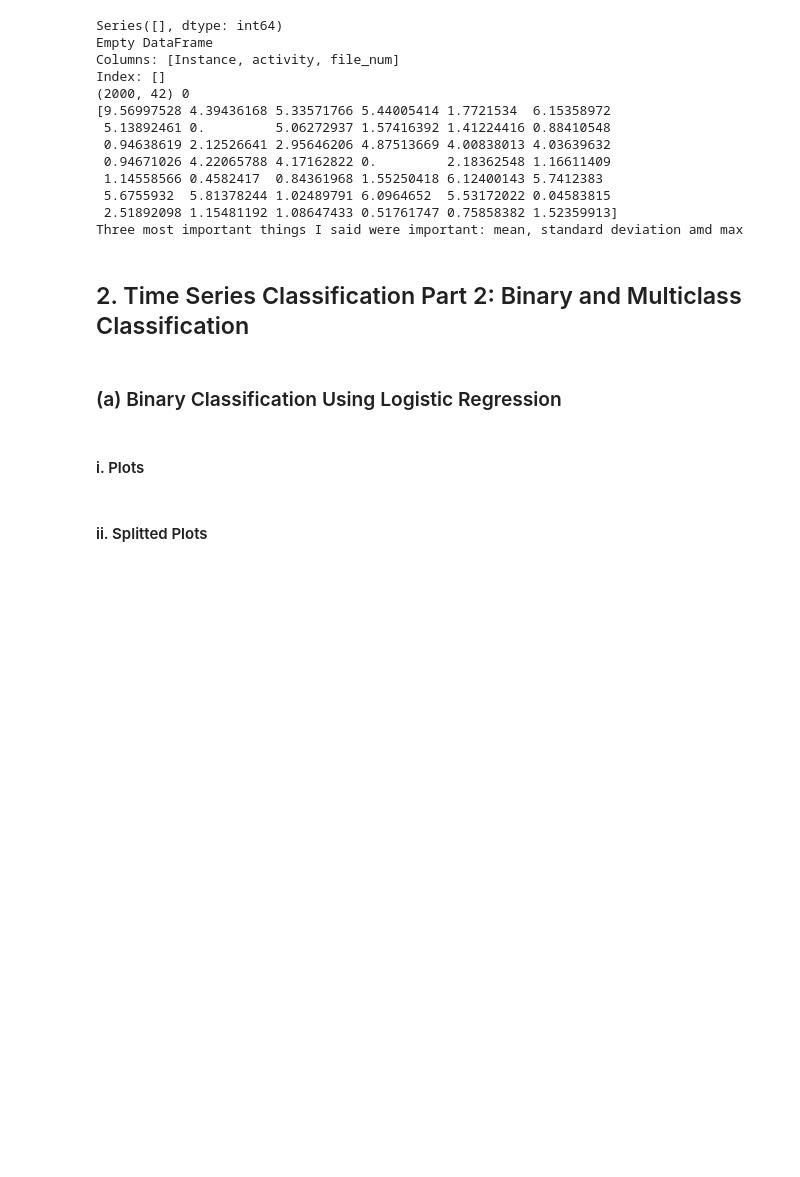
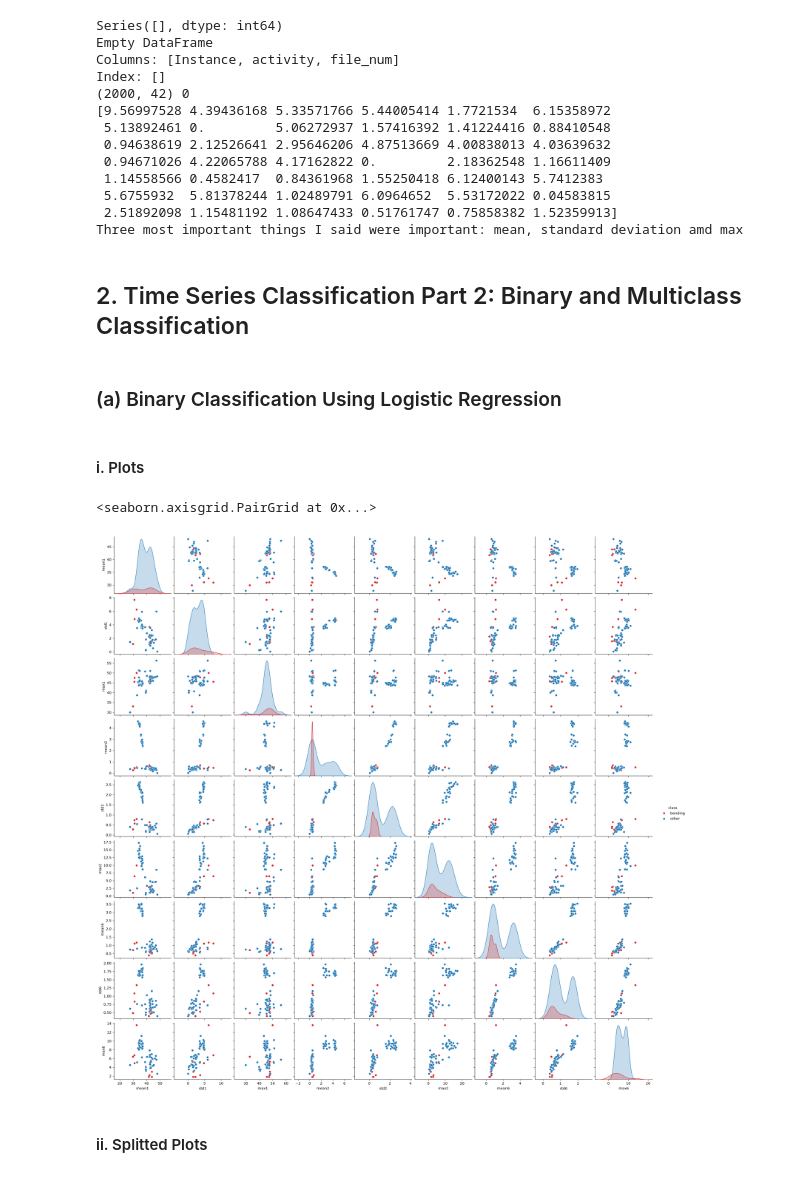
Before and after one commit to annajxie/dsci-552-hw4, a Jupyter notebook: notebook/Xie_Anna_HW4.ipynb, the cells around one changed output. Saved outputs shown, nothing was run; the diff lists cells and outputs as text; code cells hidden in the pictures; blank space fills up the shorter version.

```diff
--- a/notebook/Xie_Anna_HW4.ipynb
+++ b/notebook/Xie_Anna_HW4.ipynb
@@ -90,27 +118,27 @@ print(f'{len(training)} train instances, {len(testing)} test instances')   # 69
 # output: features dictionary
 def extract(df, l=1):
   feats = {}
-    for i, col in enumerate(df.columns, start=1):
-        pieces = np.array_split(df[col].to_numpy(), l)
-        for j, seg in enumerate(pieces, start=1):
-            tag = f'{i}' if l == 1 else f'{i}_{j}'
-            feats[f'min{tag}'] = seg.min()
-            feats[f'max{tag}'] = seg.max()
-            feats[f'mean{tag}'] = seg.mean()
-            feats[f'median{tag}'] = np.median(seg)
-            feats[f'std{tag}'] = seg.std(ddof=1)
-            feats[f'1st_quart{tag}'] = np.percentile(seg, 25)
-            feats[f'3rd_quart{tag}'] = np.percentile(seg, 75)
-    return feats
+  for i, col in enumerate(df.columns, start=1):
+      pieces = np.array_split(df[col].to_numpy(), l)
+      for j, seg in enumerate(pieces, start=1):
+          tag = f'{i}' if l == 1 else f'{i}_{j}'
+          feats[f'min{tag}'] = seg.min()
+          feats[f'max{tag}'] = seg.max()
+          feats[f'mean{tag}'] = seg.mean()
+          feats[f'median{tag}'] = np.median(seg)
+          feats[f'std{tag}'] = seg.std(ddof=1)
+          feats[f'1st_quart{tag}'] = np.percentile(seg, 25)
+          feats[f'3rd_quart{tag}'] = np.percentile(seg, 75)
+  return feats
 
 # description: builds data frame of domain-features relative to the instance (1 out of 88)
 # input: instances (the og training/testing df)
 # output: a new df w extracted time-domain features per instance
-def build_feats_table(instances):
+def build_feats_table(instances, l=1):
   rows = []
   for activity, file_num, df in instances:
     row = {'activity': activity, 'file_num': file_num, 'bending': int(activity in ('bending1', 'bending2'))}
-    row.update(extract(df))
+    row.update(extract(df, l))
     rows.append(row)
 
   return pd.DataFrame(rows)
@@ -132,7 +160,7 @@ all_features.insert(0, 'Instance', range(1, len(all_features) + 1))
 
 # isolate the feature names themselves
 # from the finished df, get only the feat names so not activity, Instance, or file_num
-feat_cols = [c for c in all_features.columns if c not in ('Instance', 'activity', 'file_num')]
+feat_cols = [c for c in all_features.columns if c not in ('Instance', 'activity', 'file_num', 'bending')]
 # print(feat_cols)
 
 X = all_features[feat_cols].values
@@ -206,6 +234,20 @@ Three most important things I said were important: mean, standard deviation amd
 # %%
 # assume you want to use the training set to classify bending from other activities (classify bending/not bending)
 # depict scatter plots of mean, sd, and max from time series 1, 2, ad 6 of each instance
 # use color to distinguish bending vs other activities
+
+selected_cols = [
+  'mean1', 'std1', 'max1',
+  'mean2', 'std2', 'max2',
+  'mean6', 'std6', 'max6'
+]
+
+plot_df = training_new.copy()
+plot_df['class'] = plot_df['bending'].map({0: 'other', 1: 'bending'})
+sns.pairplot(plot_df, vars=selected_cols, hue='class',
+             palette={'other': 'tab:blue', 'bending': 'tab:red'})
+# %% [output]
+<seaborn.axisgrid.PairGrid at 0x...>
+[figure, added]
 # %% [markdown]
 #### ii. Splitted Plots
```
Also changed, not shown: parts of 18 cells of this notebook, 1 other file.
